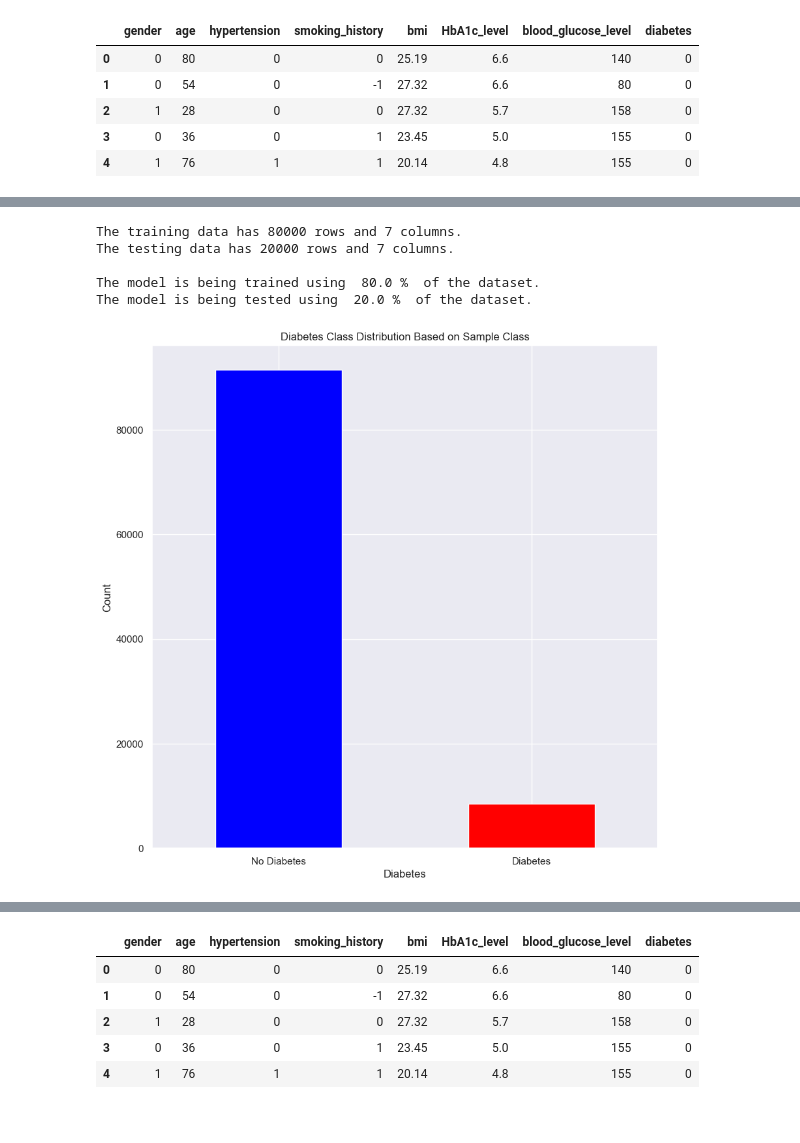
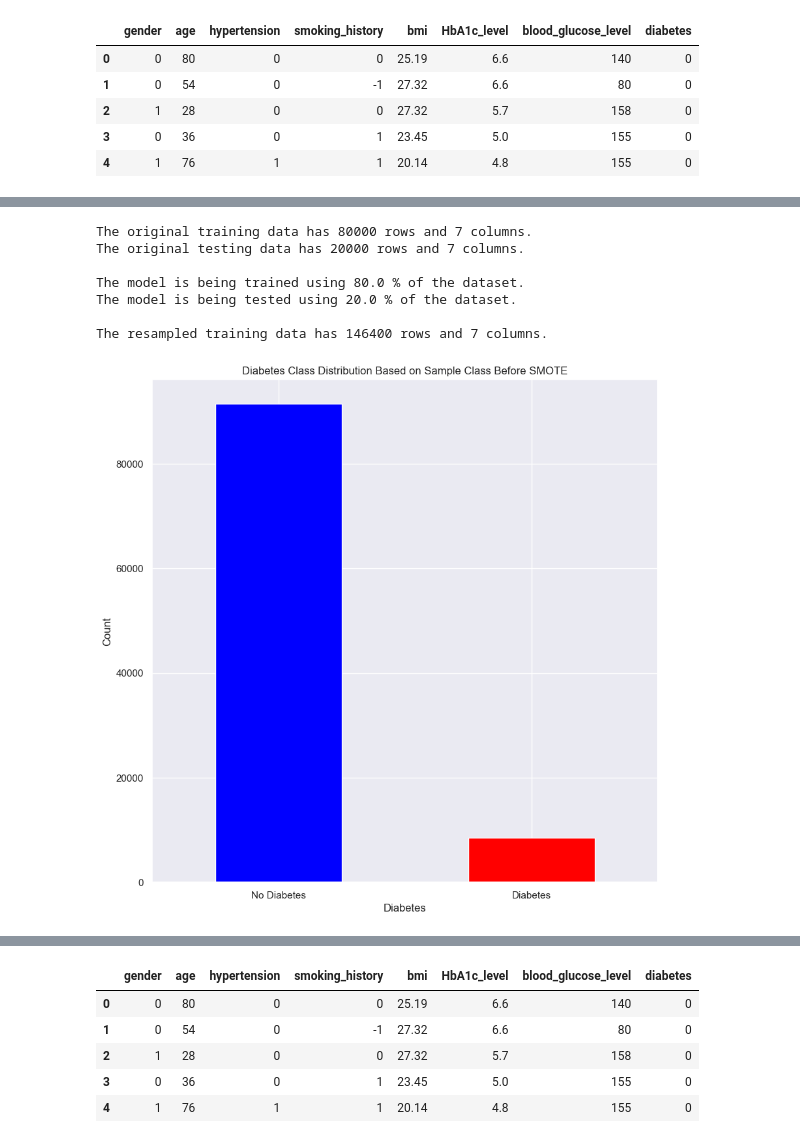
Before and after one commit to ioadejuwon/diabates-ML-project, a Jupyter notebook: diabetes.ipynb, the cells around one changed output, grey strips where cells are left out. Cells and saved outputs as stored; diff of their text form; code cells hidden in the pictures.

```diff
--- a/diabetes.ipynb
+++ b/diabetes.ipynb
@@ -367,20 +440,20 @@ data.head()
 # %%
 
-# # Define bins and labels for BMI groups
-# bins = [0, 18.5, 24.9, 29.9, 100]  # Example ranges for BMI groups
-# labels = ['Underweight', 'Normal weight', 'Overweight', 'Obese']  # Labels without group prefix
+# Define bins and labels for BMI groups
+bins = [0, 18.5, 24.9, 29.9, 100]  # Example ranges for BMI groups
+labels = ['Underweight', 'Normal weight', 'Overweight', 'Obese']  # Labels without group prefix
 
-# # Create BMI groups
-# data['bmi_group'] = pd.cut(data['bmi'], bins=bins, labels=labels, right=False)
+# Create BMI groups
+data['bmi_group'] = pd.cut(data['bmi'], bins=bins, labels=labels, right=False)
 
-# # Count occurrences of each BMI group
-# bmi_group_counts = data['bmi_group'].value_counts().sort_index()
+# Count occurrences of each BMI group
+bmi_group_counts = data['bmi_group'].value_counts().sort_index()
 
-# # Calculate percentages
-# total_entries = len(data)
-# bmi_group_percentages = (bmi_group_counts / total_entries) * 100
+# Calculate percentages
+total_entries = len(data)
+bmi_group_percentages = (bmi_group_counts / total_entries) * 100
 
-# # Print BMI group percentages with group prefix
-# print("BMI group percentages:")
-# for bmi_group, percentage in bmi_group_percentages.items():
-#     print(f"{bmi_group}: {percentage:.2f}%")
+# Print BMI group percentages with group prefix
+print("BMI group percentages:")
+for bmi_group, percentage in bmi_group_percentages.items():
+    print(f"{bmi_group}: {percentage:.2f}%")
@@ -546,8 +637,8 @@ data
 # %%
-# data = data.drop(columns=['age_group'])
-# data = data.drop(columns=['bg_level_group'])
-# data = data.drop(columns=['bmi_group'])
-# data = data.drop(columns=['HbA1c_category'])
+data = data.drop(columns=['age_group'])
+data = data.drop(columns=['bg_level_group'])
+data = data.drop(columns=['bmi_group'])
+data = data.drop(columns=['HbA1c_category'])
 
 column_names = data.columns
 
@@ -781,32 +911,39 @@ data.head()
 # %%
-# Split the data into training and testing sets
-X_train, X_test, y_train, y_test = train_test_split(X, y, test_size=0.2, random_state=42)
-
+# Calculate rows and columns for the original training and test sets
 training_set_row = X_train.shape[0]
 test_set_row = X_test.shape[0]
 training_set_col = X_train.shape[1]
-test_set_col = X_train.shape[1]
+test_set_col = X_test.shape[1]
 
-training_set = (training_set_row/raw_data_row)
-test_set = (test_set_row/raw_data_row)
+training_set = (training_set_row / raw_data_row)
+test_set = (test_set_row / raw_data_row)
 
-print("The training data has",training_set_row,"rows and",training_set_col,"columns.")
-print("The testing data has",test_set_row,"rows and",test_set_col,"columns.")
+print("The original training data has", training_set_row, "rows and", training_set_col, "columns.")
+print("The original testing data has", test_set_row, "rows and", test_set_col, "columns.")
 print()
-print("The model is being trained using " , training_set *100,"%"," of the dataset.")
-print("The model is being tested using " , test_set *100,"%"," of the dataset.")
+print("The model is being trained using", training_set * 100, "% of the dataset.")
+print("The model is being tested using", test_set * 100, "% of the dataset.")
+print()
+
+# Calculate rows and columns for the resampled training set
+resampled_training_set_row = X_train_resampled.shape[0]
+resampled_training_set_col = X_train_resampled.shape[1]
+
+print("The resampled training data has", resampled_training_set_row, "rows and", resampled_training_set_col, "columns.")
 # %% [output]
-The training data has 80000 rows and 7 columns.
-The testing data has 20000 rows and 7 columns.
+The original training data has 80000 rows and 7 columns.
+The original testing data has 20000 rows and 7 columns.
 
-The model is being trained using  80.0 %  of the dataset.
-The model is being tested using  20.0 %  of the dataset.
+The model is being trained using 80.0 % of the dataset.
+The model is being tested using 20.0 % of the dataset.
+
+The resampled training data has 146400 rows and 7 columns.
 # %%
 data['diabetes'].value_counts().plot(kind='bar', color=['blue', 'red'])
 plt.xlabel('Diabetes')
 plt.ylabel('Count')
-plt.title('Diabetes Class Distribution Based on Sample Class')
+plt.title('Diabetes Class Distribution Based on Sample Class Before SMOTE')
 plt.xticks([0, 1], ['No Diabetes', 'Diabetes'], rotation=0)
 plt.show()
 # %% [output]
-[figure, old version]
+[figure, new version]
```
Also changed, not shown: parts of 31 cells of this notebook, 10 other files.
